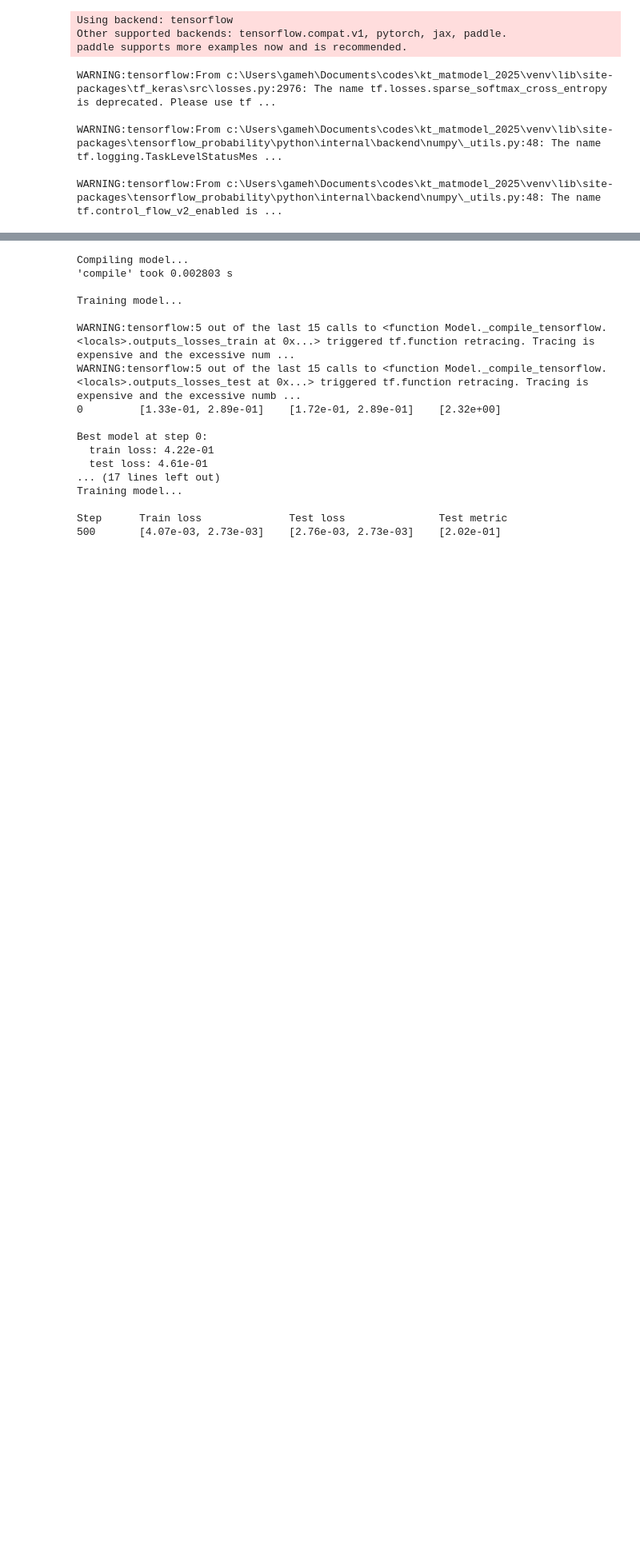
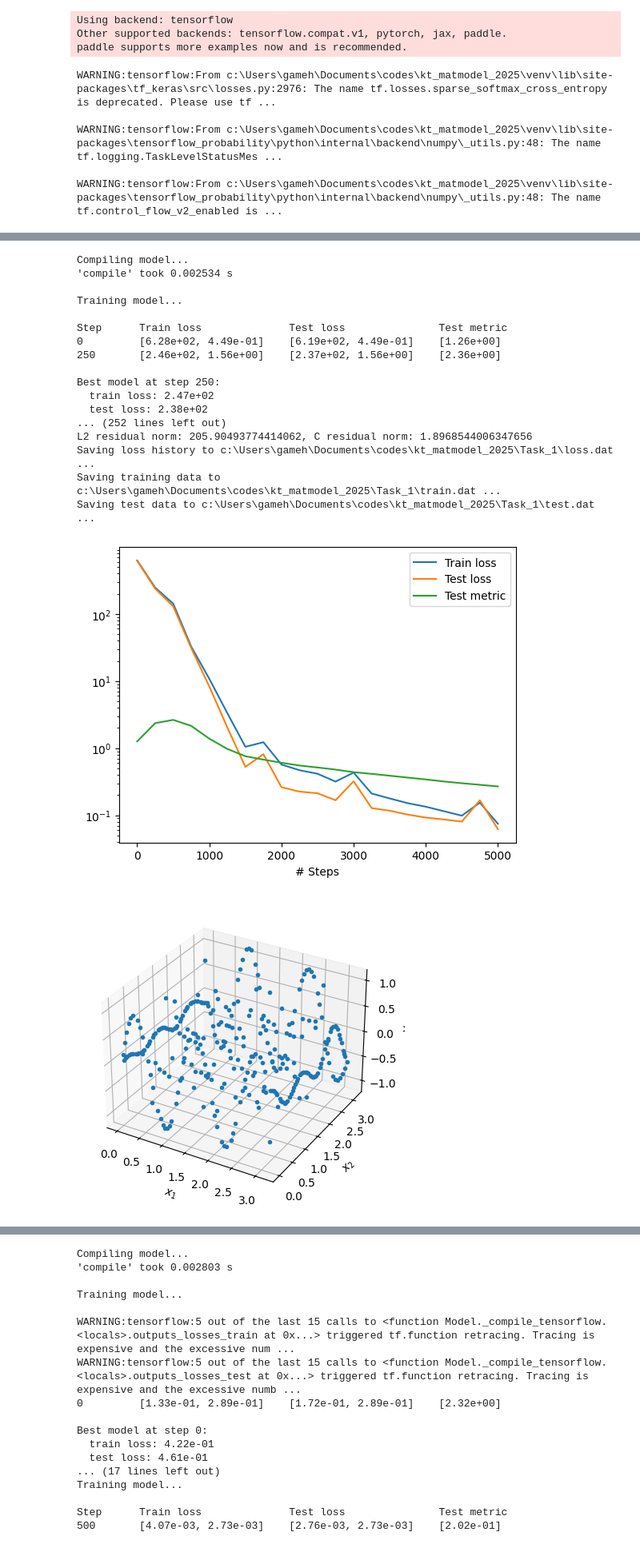
Before and after one commit to TerraFlexer/kt_matmodel_2025, a Jupyter notebook: Task_1/Task_1.ipynb, the cells around one changed output, grey strips where cells are left out. Shown at 80% size. Saved outputs shown, nothing was run; the diff lists cells and outputs as text; code cells hidden in the pictures; blank space fills up the shorter version.

```diff
--- a/Task_1/Task_1.ipynb
+++ b/Task_1/Task_1.ipynb
@@ -161,0 +158,22 @@ Saving test data to c:\Users\gameh\Documents\codes\kt_matmodel_2025\Task_1\test.
+# %%
+poisson_pinn(5000)
+# %% [output]
+Compiling model...
+'compile' took 0.002534 s
+
+Training model...
+
+Step      Train loss              Test loss               Test metric
+0         [6.28e+02, 4.49e-01]    [6.19e+02, 4.49e-01]    [1.26e+00]
+250       [2.46e+02, 1.56e+00]    [2.37e+02, 1.56e+00]    [2.36e+00]
+
+Best model at step 250:
+  train loss: 2.47e+02
+  test loss: 2.38e+02
+... (252 lines left out)
+L2 residual norm: 205.90493774414062, C residual norm: 1.8968544006347656
+Saving loss history to c:\Users\gameh\Documents\codes\kt_matmodel_2025\Task_1\loss.dat ...
+Saving training data to c:\Users\gameh\Documents\codes\kt_matmodel_2025\Task_1\train.dat ...
+Saving test data to c:\Users\gameh\Documents\codes\kt_matmodel_2025\Task_1\test.dat ...
+[figure, added]
+[figure, added]
```
Also changed, not shown: parts of 11 cells of this notebook.
